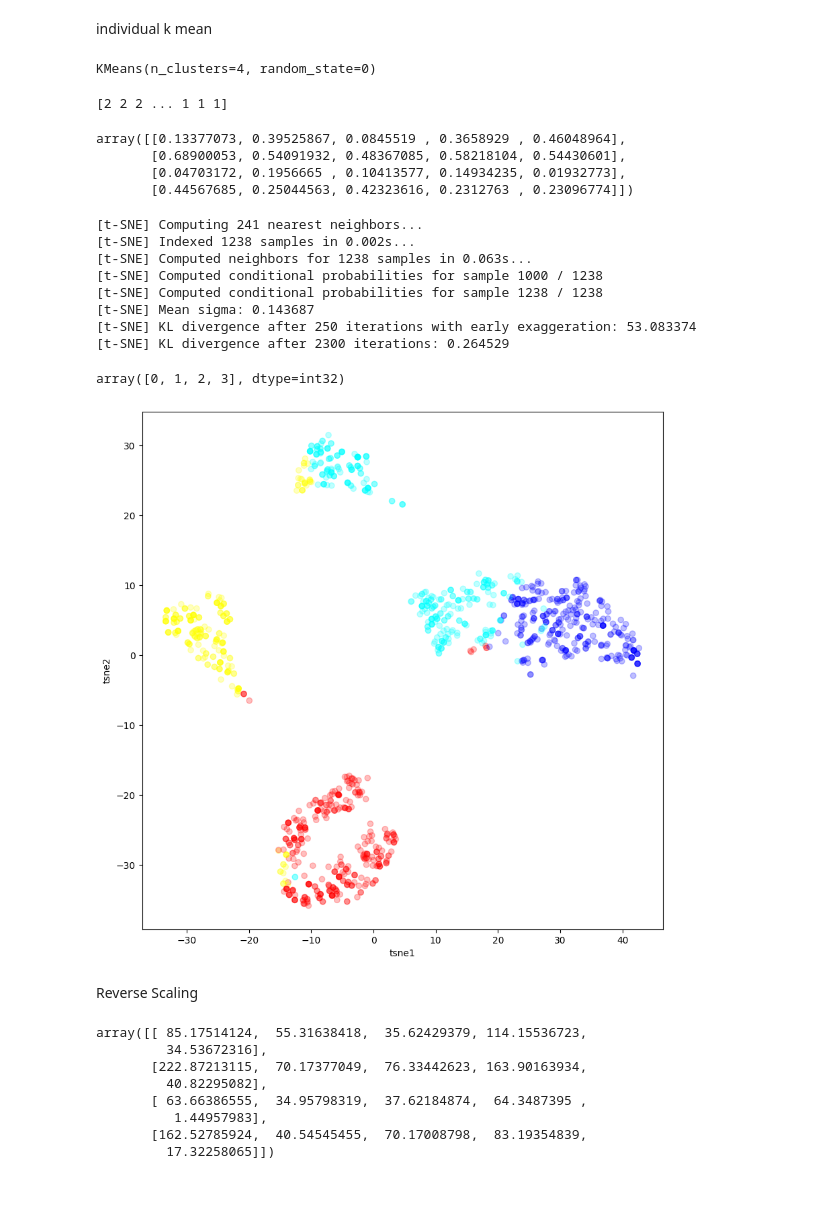
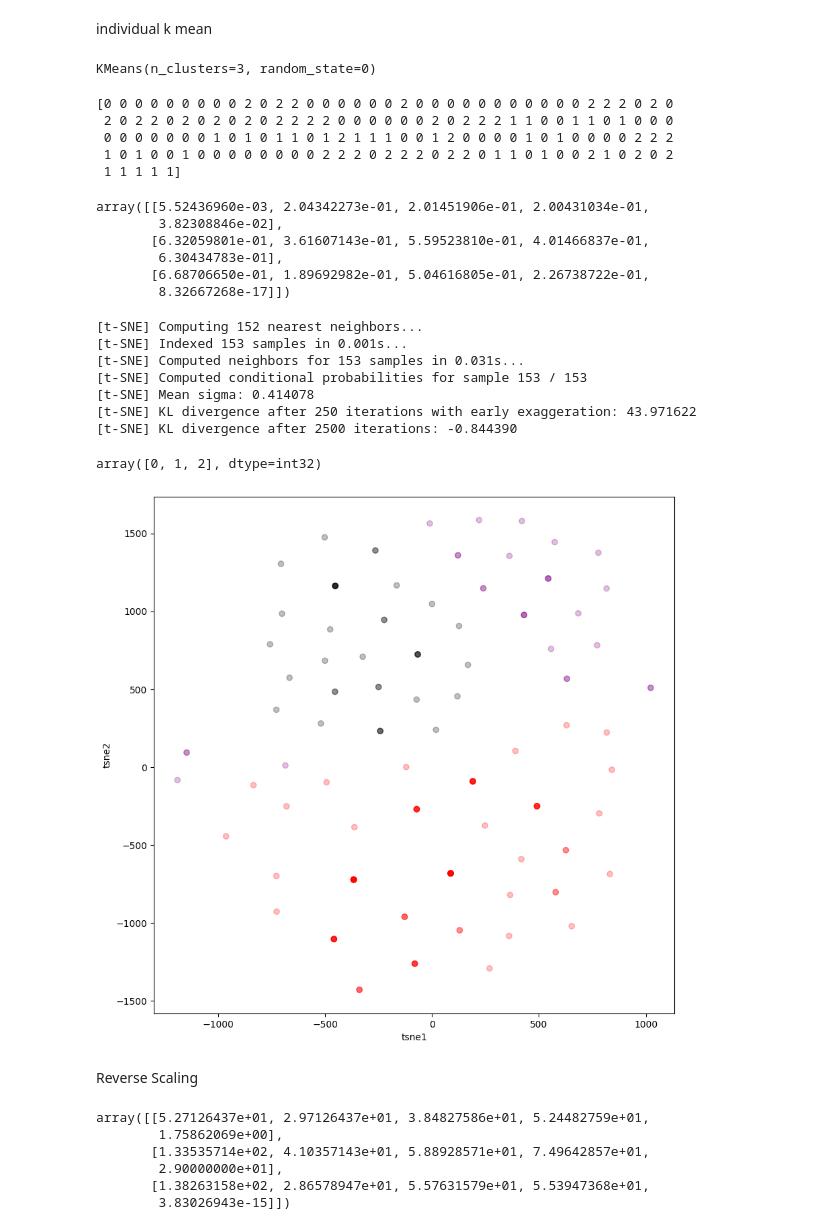
Before and after one commit to LazyHooks/AI_Jobs_Disruption, a Jupyter notebook: pp_aug.ipynb, the cells around one changed output. Saved outputs shown, nothing was run; the diff lists cells and outputs as text; code cells hidden in the pictures; blank space fills up the shorter version.

```diff
--- a/pp_aug.ipynb
+++ b/pp_aug.ipynb
@@ -23,7 +23,7 @@ warnings.filterwarnings('ignore')
 # %% [markdown]
 input
 # %%
-df = pd.read_csv("pp_aug.csv")
+df = pd.read_csv("pp_algo.csv")
 # %% [markdown]
 exploratory
 # %%
@@ -166,65 +166,68 @@ individual k mean
 # %%
 from sklearn.cluster import KMeans
 
-kmeans = KMeans(n_clusters=4, random_state=0)
+kmeans = KMeans(n_clusters=3, random_state=0)
 
 kmeans.fit(X)
 # %% [output]
-KMeans(n_clusters=4, random_state=0)
+KMeans(n_clusters=3, random_state=0)
 # %%
 labels=kmeans.labels_
-pd.DataFrame(labels).to_csv('pp_aug_l.csv')
+pd.DataFrame(labels).to_csv('pp_algo_l.csv')
 print(labels)
 # %% [output]
-[2 2 2 ... 1 1 1]
+[0 0 0 0 0 0 0 0 0 2 0 2 2 0 0 0 0 0 0 2 0 0 0 0 0 0 0 0 0 0 0 2 2 2 0 2 0
+ 2 0 2 2 0 2 0 2 0 2 0 2 2 2 2 0 0 0 0 0 0 2 0 2 2 2 1 1 0 0 1 1 0 1 0 0 0
+ 0 0 0 0 0 0 0 1 0 1 0 1 1 0 1 2 1 1 1 0 0 1 2 0 0 0 0 1 0 1 0 0 0 0 2 2 2
+ 1 0 1 0 0 1 0 0 0 0 0 0 0 0 2 2 2 0 2 2 2 0 2 2 0 1 1 0 1 0 0 2 1 0 2 0 2
+ 1 1 1 1 1]
 # %%
 Z=kmeans.cluster_centers_
 Z
 # %% [output]
-array([[0.13377073, 0.39525867, 0.0845519 , 0.3658929 , 0.46048964],
-       [0.68900053, 0.54091932, 0.48367085, 0.58218104, 0.54430601],
-       [0.04703172, 0.1956665 , 0.10413577, 0.14934235, 0.01932773],
-       [0.44567685, 0.25044563, 0.42323616, 0.2312763 , 0.23096774]])
+array([[5.52436960e-03, 2.04342273e-01, 2.01451906e-01, 2.00431034e-01,
+        3.82308846e-02],
+       [6.32059801e-01, 3.61607143e-01, 5.59523810e-01, 4.01466837e-01,
+        6.30434783e-01],
+       [6.68706650e-01, 1.89692982e-01, 5.04616805e-01, 2.26738722e-01,
+        8.32667268e-17]])
 # %%
 import matplotlib
 # %%
-tsne = TSNE(n_components=2, verbose=1, perplexity=80, n_iter=2500, learning_rate=400)
+tsne = TSNE(n_components=2, verbose=1, perplexity=80, n_iter=2500, learning_rate=200)
 tsne_scale_results = tsne.fit_transform(X)
 tsne_df_scale = pd.DataFrame(tsne_scale_results, columns=['tsne1', 'tsne2'])
 # %% [output]
-[t-SNE] Computing 241 nearest neighbors...
-[t-SNE] Indexed 1238 samples in 0.002s...
-[t-SNE] Computed neighbors for 1238 samples in 0.063s...
-[t-SNE] Computed conditional probabilities for sample 1000 / 1238
-[t-SNE] Computed conditional probabilities for sample 1238 / 1238
-[t-SNE] Mean sigma: 0.143687
-[t-SNE] KL divergence after 250 iterations with early exaggeration: 53.083374
-[t-SNE] KL divergence after 2300 iterations: 0.264529
+[t-SNE] Computing 152 nearest neighbors...
+[t-SNE] Indexed 153 samples in 0.001s...
+[t-SNE] Computed neighbors for 153 samples in 0.031s...
+[t-SNE] Computed conditional probabilities for sample 153 / 153
+[t-SNE] Mean sigma: 0.414078
+[t-SNE] KL divergence after 250 iterations with early exaggeration: 43.971622
+[t-SNE] KL divergence after 2500 iterations: -0.844390
 # %%
 np.unique(labels)
 # %% [output]
-array([0, 1, 2, 3], dtype=int32)
+array([0, 1, 2], dtype=int32)
 # %%
-colors = ["red","green","blue","purple","yellow","cyan"]
+colors = ["red","green","blue","purple","yellow","cyan","black"]
 plt.figure(figsize = (10,10))
 plt.scatter(tsne_df_scale.iloc[:,0],tsne_df_scale.iloc[:,1],alpha=0.25, c=labels, cmap=matplotlib.colors.ListedColormap(colors))
 plt.xlabel('tsne1')
 plt.ylabel('tsne2')
 plt.show()
 # %% [output]
-[figure, old version]
+[figure, new version]
 # %% [markdown]
 Reverse Scaling
 # %%
 Z2 = ms.inverse_transform(Z)
-pd.DataFrame(Z2).to_csv('cc_pp_aug.csv')
+pd.DataFrame(Z2).to_csv('cc_pp_algo.csv')
 Z2
 # %% [output]
-array([[ 85.17514124,  55.31638418,  35.62429379, 114.15536723,
-         34.53672316],
-       [222.87213115,  70.17377049,  76.33442623, 163.90163934,
-         40.82295082],
-       [ 63.66386555,  34.95798319,  37.62184874,  64.3487395 ,
-          1.44957983],
-       [162.52785924,  40.54545455,  70.17008798,  83.19354839,
-         17.32258065]])
+array([[5.27126437e+01, 2.97126437e+01, 3.84827586e+01, 5.24482759e+01,
+        1.75862069e+00],
+       [1.33535714e+02, 4.10357143e+01, 5.88928571e+01, 7.49642857e+01,
+        2.90000000e+01],
+       [1.38263158e+02, 2.86578947e+01, 5.57631579e+01, 5.53947368e+01,
+        3.83026943e-15]])
```
Also changed, not shown: parts of 8 cells of this notebook.
